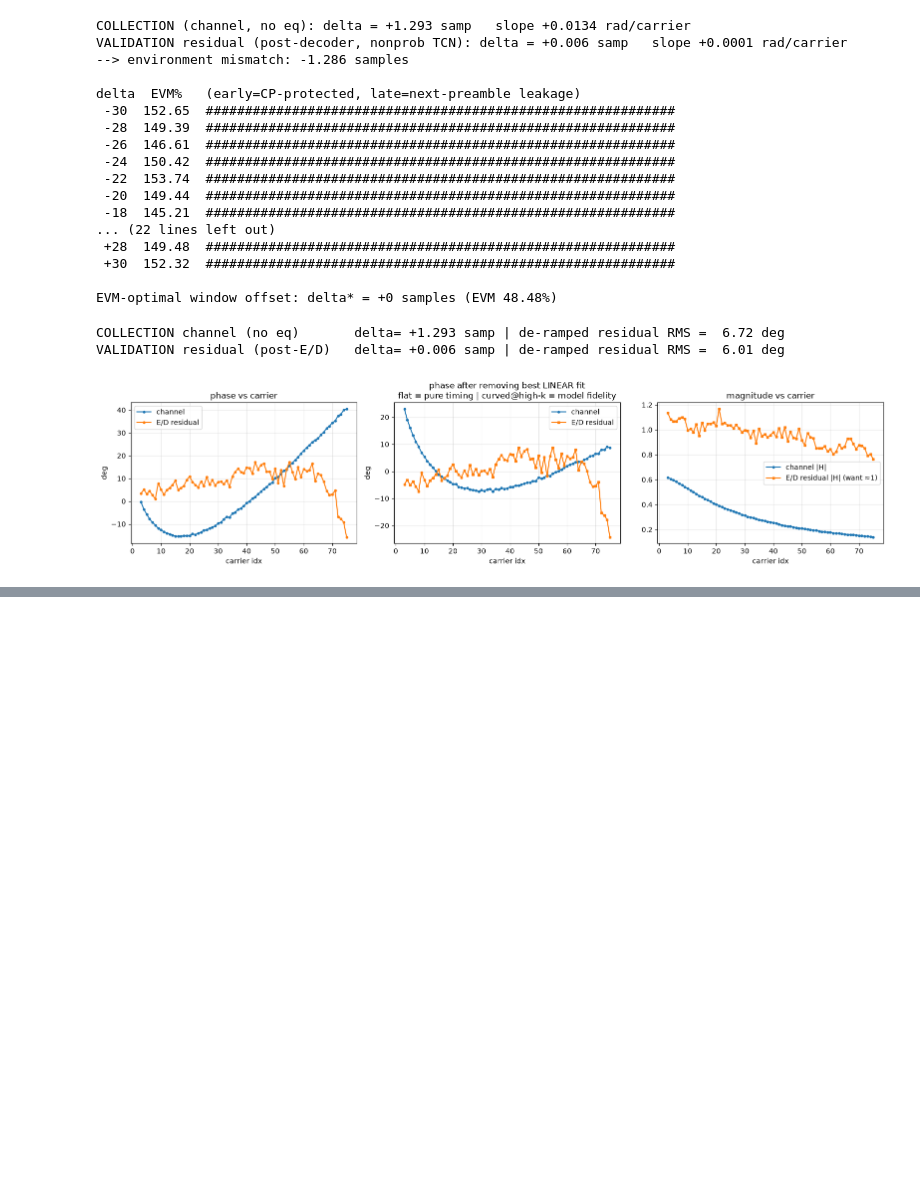
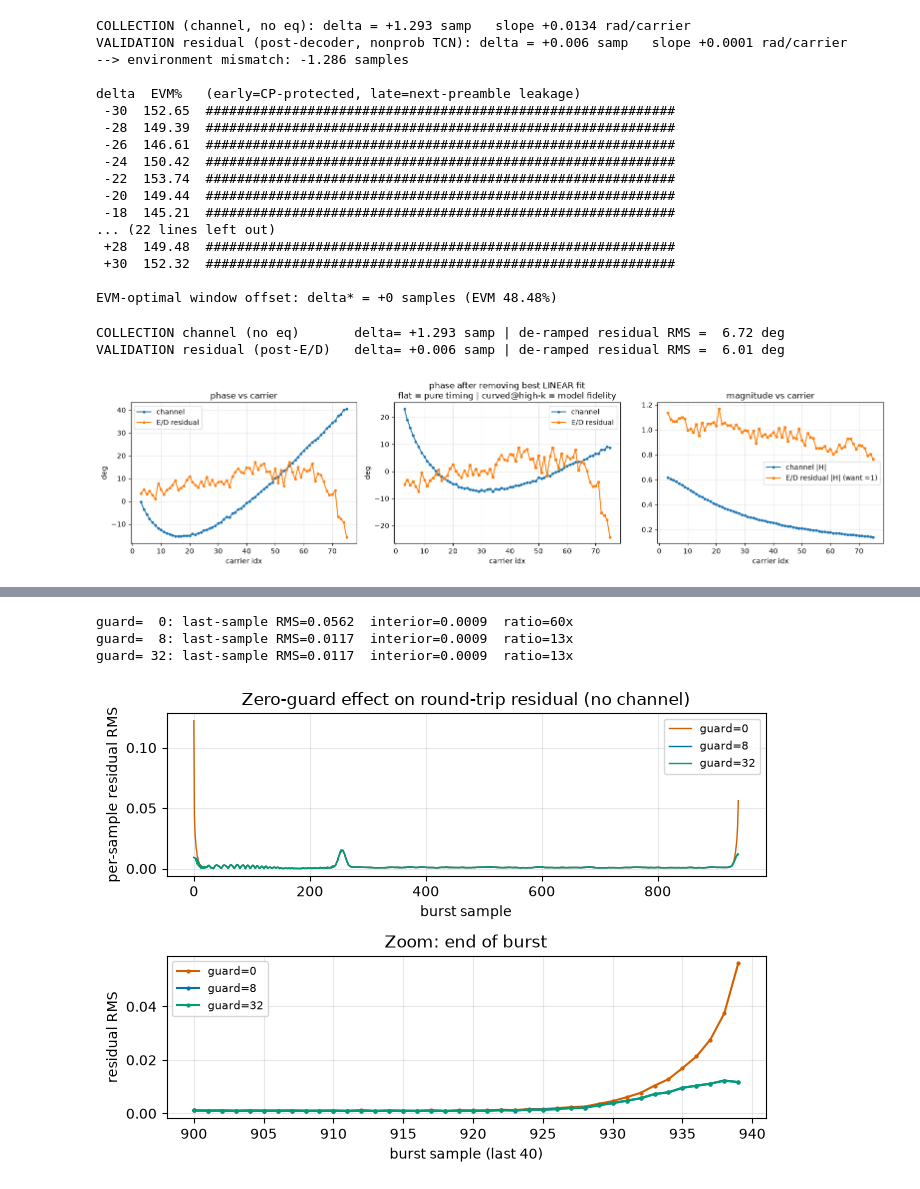
Before and after one commit to Roshang06/prob_tcn_for_LED_Roshan, a Jupyter notebook: notebooks/test_code.ipynb, the cells around one changed output, grey strips where cells are left out. Cells and saved outputs as stored; diff of their text form; code cells hidden in the pictures; blank space fills up the shorter version.

```diff
--- a/notebooks/test_code.ipynb
+++ b/notebooks/test_code.ipynb
@@ -336,0 +462,79 @@ VALIDATION residual (post-E/D)   delta= +0.006 samp | de-ramped residual RMS =
+# %%
+from pathlib import Path
+
+import numpy as np
+import zarr
+from scipy.signal import resample, resample_poly
+import matplotlib.pyplot as plt
+
+REPO_ROOT = next(p for p in [Path.cwd(), *Path.cwd().parents] if (p / "data/sweeps").exists())
+DATASET_PATH = REPO_ROOT / "data/sweeps/fresh_echo_dc0.05A_fmin1e+06_fmax7.6e+06_20260715_1828.zarr"
+DATA_PLOTS = REPO_ROOT / "data/plots"
+
+AWG_LENGTH = 2000
+NUM_BURSTS = 200
+GUARD_SAMPLES = [0, 8, 32]         # zero-guard widths (baseband samples) to compare
+UPSAMPLE = resample                # FFT resample = worst-case Gibbs; use resample_poly for that path
+
+dataset = zarr.open_group(str(DATASET_PATH), mode="r")
+attrs = dict(dataset.attrs)
+preamble_length = int(attrs["preamble_length"])
+cyclic_prefix_length = int(attrs["cyclic_prefix_length"])
+
+bursts = dataset["sent_burst"][:NUM_BURSTS].astype(np.float64)
+burst_length = bursts.shape[1]
+resample_ratio = AWG_LENGTH / burst_length
+
+
+def guarded_roundtrip_rms(guard):
+    """Pad each burst with `guard` zeros on both ends, run the upsample->downsample
+    round-trip, strip the guards, and return the per-sample residual RMS of the burst.
+    The resample ratio is held fixed so only the guard width changes."""
+    residuals = []
+    for burst in bursts:
+        padded = np.concatenate([np.zeros(guard), burst, np.zeros(guard)])
+        awg_length = round(len(padded) * resample_ratio)
+        upsampled = UPSAMPLE(padded, awg_length)
+        recovered = resample_poly(upsampled, len(padded), awg_length)[:len(padded)]
+        recovered_burst = recovered[guard:guard + burst_length]
+        residuals.append(burst - recovered_burst)
+    return np.sqrt((np.array(residuals) ** 2).mean(0))
+
+
+colors = ["#D55E00", "#0072B2", "#009E73"]
+
+fig, (full_ax, zoom_ax) = plt.subplots(2, 1, figsize=(7, 5))
+
+for guard, color in zip(GUARD_SAMPLES, colors):
+    rms = guarded_roundtrip_rms(guard)
+
+    full_ax.plot(rms, color=color, lw=1.0, label=f"guard={guard}")
+    zoom_ax.plot(np.arange(burst_length - 40, burst_length), rms[-40:],
+                 color=color, marker=".", ms=4, label=f"guard={guard}")
+
+    interior = np.median(rms[preamble_length + cyclic_prefix_length + 10:-10])
+    print(f"guard={guard:3d}: last-sample RMS={rms[-1]:.4f}  interior={interior:.4f}  "
+          f"ratio={rms[-1] / interior:.0f}x")
+
+full_ax.set_ylabel("per-sample residual RMS")
+full_ax.set_xlabel("burst sample")
+full_ax.set_title("Zero-guard effect on round-trip residual (no channel)")
+full_ax.legend(fontsize=8)
+full_ax.grid(True, alpha=0.3)
+
+zoom_ax.set_ylabel("residual RMS")
+zoom_ax.set_xlabel("burst sample (last 40)")
+zoom_ax.set_title("Zoom: end of burst")
+zoom_ax.legend(fontsize=8)
+zoom_ax.grid(True, alpha=0.3)
+
+fig.tight_layout()
+
+DATA_PLOTS.mkdir(parents=True, exist_ok=True)
+fig.savefig(DATA_PLOTS / "zero_guard_residual.png", dpi=130, bbox_inches="tight")
+plt.show()
+# %% [output]
+guard=  0: last-sample RMS=0.0562  interior=0.0009  ratio=60x
+guard=  8: last-sample RMS=0.0117  interior=0.0009  ratio=13x
+guard= 32: last-sample RMS=0.0117  interior=0.0009  ratio=13x
+[figure, added]
```
Also changed, not shown: parts of 2 cells of this notebook.
